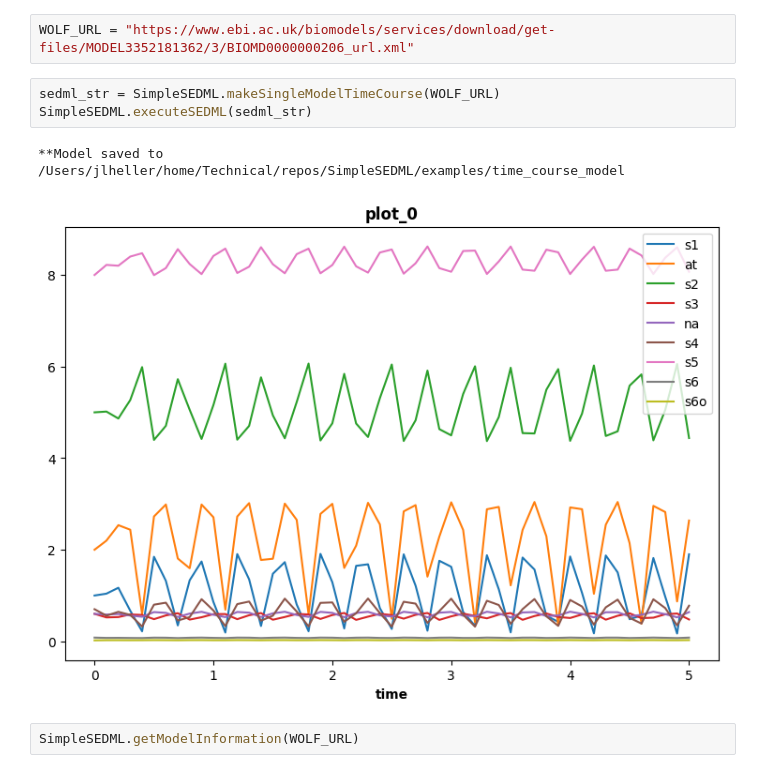
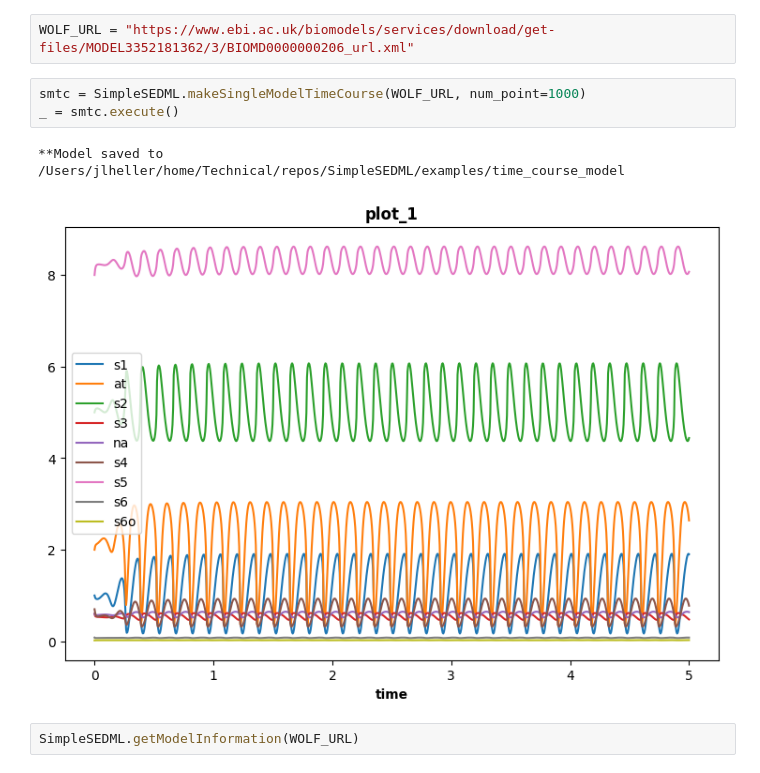
Before and after one commit to sys-bio/SimpleSEDML, a Jupyter notebook: examples/usage_examples.ipynb, the cells around one changed output. Saved outputs shown, nothing was run; the diff lists cells and outputs as text.

Commit message:
Refactor getPhrasedml->getPhraSEDML, separate classes for time course simulations, progress on MultipleModelTimeCourse.

```diff
--- a/examples/usage_examples.ipynb
+++ b/examples/usage_examples.ipynb
@@ -71,11 +95,11 @@ SimpleSEDML.executeSEDML(sedml_str)
 # %%
 WOLF_URL = "https://www.ebi.ac.uk/biomodels/services/download/get-files/MODEL3352181362/3/BIOMD0000000206_url.xml"
 # %%
-sedml_str = SimpleSEDML.makeSingleModelTimeCourse(WOLF_URL)
-SimpleSEDML.executeSEDML(sedml_str)
+smtc = SimpleSEDML.makeSingleModelTimeCourse(WOLF_URL, num_point=1000)
+_ = smtc.execute()
 # %% [output]
 **Model saved to /Users/jlheller/home/Technical/repos/SimpleSEDML/examples/time_course_model
-[figure, old version]
+[figure, new version]
 # %%
 SimpleSEDML.getModelInformation(WOLF_URL)
 # %% [output]
```
Also changed, not shown: parts of 21 cells of this notebook, 15 other files.
